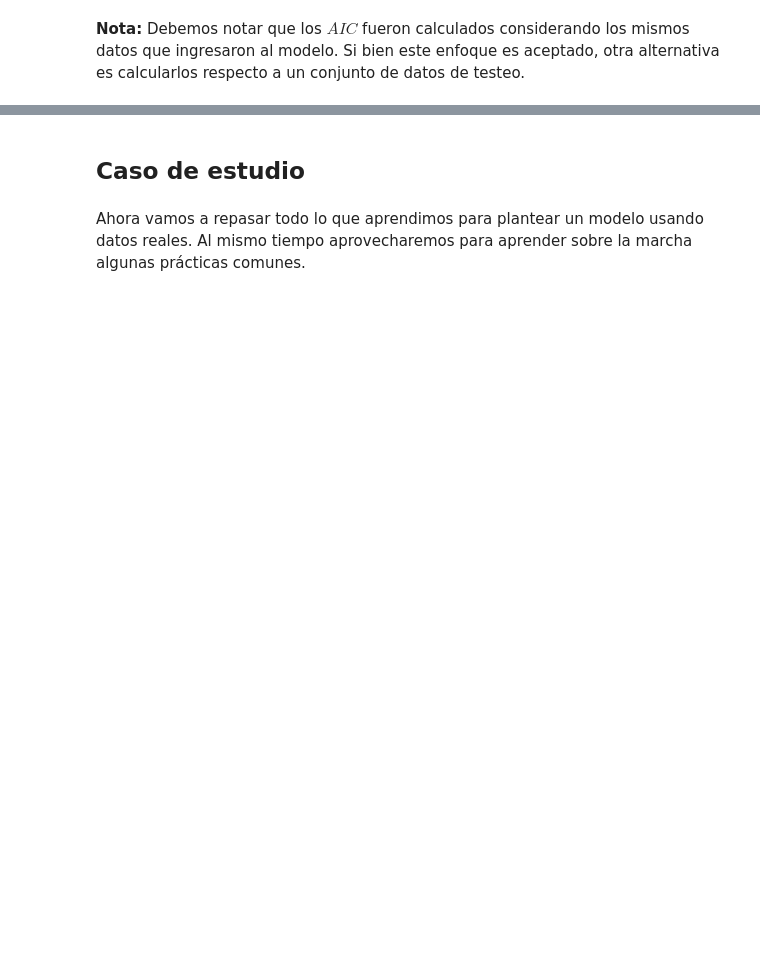
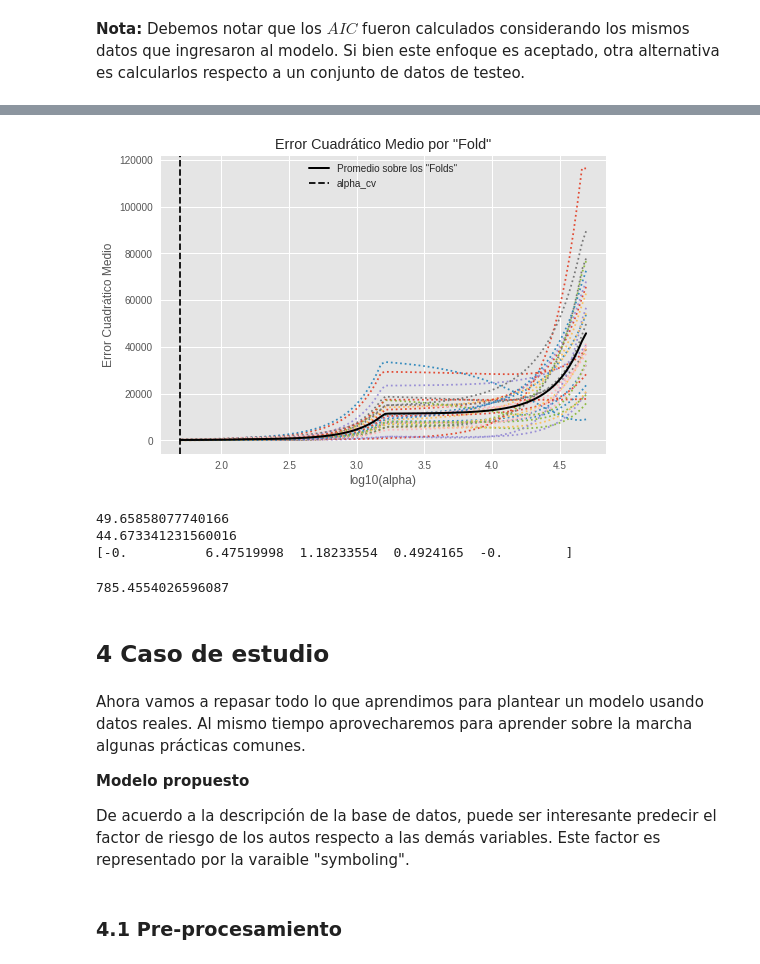
Before and after one commit to ayar-yps/RegresionLinealPython, a Jupyter notebook: Regresión Lineal.ipynb, the cells around one changed output, grey strips where cells are left out. Saved outputs shown, nothing was run; the diff lists cells and outputs as text; code cells hidden in the pictures; blank space fills up the shorter version.

```diff
--- a/Regresión Lineal.ipynb
+++ b/Regresión Lineal.ipynb
@@ -681,4 +734,51 @@ Usando LASSO en nuestro problema tenemos...
+# %%
+# hummm... ¿Pero qué alpha elegir?
+
+# Una alternativa es usar validación cruzada para encontrar un buen alpha...
+cv_model = lm.LassoCV(cv=30).fit(Xh[:,1:], Y2)
+
+m_log_alphas = np.log10(cv_model.alphas_)
+plt.figure()
+plt.plot(m_log_alphas, cv_model.mse_path_, ':')
+plt.plot(m_log_alphas, cv_model.mse_path_.mean(axis=-1), 'k',
+         label='Promedio sobre los "Folds"', linewidth=2)
+plt.axvline(np.log10(cv_model.alpha_), linestyle='--', color='k',
+            label='alpha_cv')
+
+plt.legend()
+plt.xlabel('log10(alpha)')
+plt.ylabel('Error Cuadrático Medio')
+plt.title('Error Cuadrático Medio por "Fold"')
+plt.show()
+# %% [output]
+[figure, added]
+# %%
+# El modelo con el mejor valor de alpha es...
+alpha_cv = cv_model.alpha_
+lm_lasso_sk = lm.Lasso(alpha=alpha_cv)
+lm_lasso_sk.fit(Xh[:,1:], Y2)
+print(alpha_cv)
+print(lm_lasso_sk.intercept_)
+print(lm_lasso_sk.coef_)
+# %% [output]
+49.65858077740166
+44.673341231560016
+[-0.          6.47519998  1.18233554  0.4924165  -0.        ]
+# %%
+# Por último calculemos nuestro AIC...
+k_lasso = 4
+SCR_lasso = sum(np.power((lm_lasso_sk.predict(Xh[:,1:])-Y2),2))
+AIC_lasso = 2*k_lasso+n*np.log(SCR_lasso/n)+n*np.log(2*np.pi)+n
+print(AIC_lasso)
+# %% [output]
+785.4554026596087
 # %% [markdown]
-## Caso de estudio
+## 4  Caso de estudio
 # %% [markdown]
 Ahora vamos a repasar todo lo que aprendimos para plantear un modelo usando datos reales. Al mismo tiempo aprovecharemos para aprender sobre la marcha algunas prácticas comunes.
+
+__Modelo propuesto__
+
+De acuerdo a la descripción de la base de datos, puede ser interesante predecir el factor de riesgo de los autos respecto a las demás variables. Este factor es representado por la varaible "symboling".
+# %% [markdown]
+### 4.1 Pre-procesamiento
```
Also changed, not shown: parts of 67 cells of this notebook, 1 other file.
